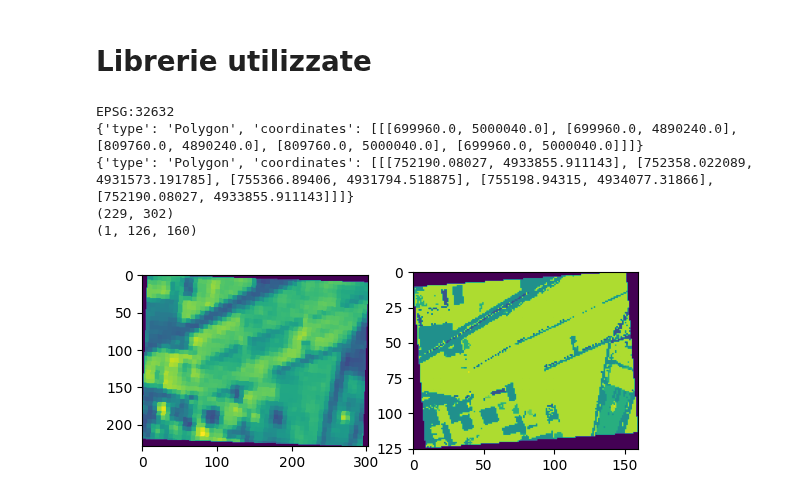
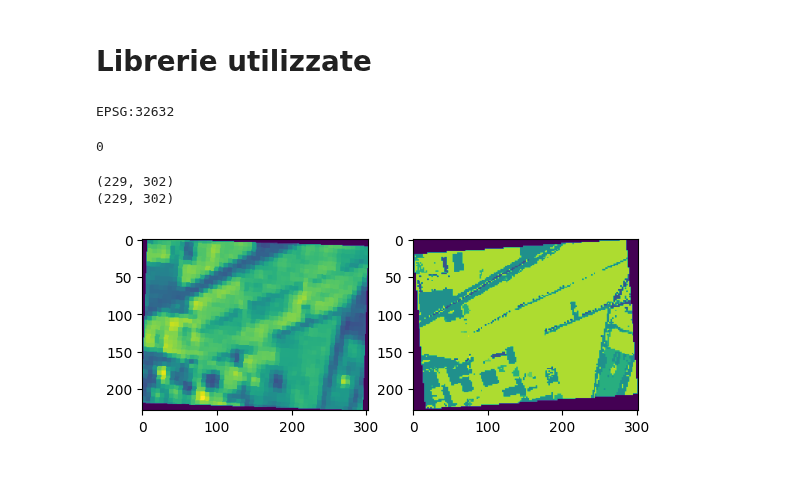
Before and after one commit to Simone-Scalella/AgriVision2022, a Jupyter notebook: geoTLeo2.ipynb, the cells around one changed output. Saved outputs shown, nothing was run; the diff lists cells and outputs as text; code cells hidden in the pictures; blank space fills up the shorter version.

```diff
--- a/geoTLeo2.ipynb
+++ b/geoTLeo2.ipynb
@@ -13,54 +14,77 @@ from rasterio import features
 import pprint
 import rasterio.mask
 # %%
-#mask2 = image2.dataset_mask()
-#mask1 = image1.dataset_mask()
-#geom11 = rasterio.features.shapes(mask1, transform=image1.transform)
-#geom12 = rasterio.features.shapes(mask1, transform=image1.transform)
-#print(rasterio.features.bounds(geom11))
-#all_bounds = [rasterio.features.bounds(geom11)]
-#out_image, out_transform = rasterio.mask.mask(image1, all_bounds, crop=True)
 image1 = rasterio.open(r'scl\2016\12\2\0\R20m\SCL.jp2')
-image2 = rasterio.open(r'content\data\2016-12-02.tiff')
+image2 = rasterio.open(r'bands\content\data\2016-12-02.tiff')
 
 print(image1.crs)
 
 mask2 = image2.dataset_mask()
 mask1 = image1.dataset_mask()
 for geom1, val1 in rasterio.features.shapes(
             mask1, transform=image1.transform):
         #geom1
         # Transform shapes from the dataset's own coordinate
-        # reference system to CRS84 (EPSG:4326).
+        # reference system to CRS84 (EPSG:32632).
         geom1 = rasterio.warp.transform_geom(
             image1.crs, 'EPSG:32632', geom1, precision=6)
-
-
 
 for geom2, val in rasterio.features.shapes(
             mask2, transform=image2.transform):
         #geom2
         # Transform shapes from the dataset's own coordinate
         # reference system to CRS84 (EPSG:32632).
         geom2 = rasterio.warp.transform_geom(
             image2.crs, 'EPSG:32632', geom2, precision=6)
 
-        # Print GeoJSON shapes to stdout.
-
-print(geom1)
-print(geom2)
 geometry = [geom2]
 out_image, out_transform = rasterio.mask.mask(image1, geometry, crop=True)
+out_meta = image1.meta
+out_meta.update({"driver": "GTiff",
+                 "height": out_image.shape[1],
+                 "width": out_image.shape[2],
+                 "transform": out_transform})
+
+#print(type(out_image))
+#print(type(image1))
+#print(image2.read(1).shape)
+#print(out_image.shape)
+#
+#print(image2.read(1).shape[0])
+#print(out_image.shape[1])
+#print(image2.read(1).shape[0]/out_image.shape[1])
+#print(image2.read(1).shape[1])
+#print(out_image.shape[2])
+#print(image2.read(1).shape[1]/out_image.shape[2])
+#
+#print("")
+scalefactor = [image2.read(1).shape[0]/out_image.shape[1],image2.read(1).shape[1]/out_image.shape[2]]
+
+with MemoryFile() as memfile:
+        with memfile.open(**out_meta) as dataset:  # Open as DatasetWriter
+            dataset.write(out_image)
+        ramTemp = memfile.open()
+
+FinalMask = ramTemp.read(
+            out_shape=(
+                ramTemp.count,
+                int(ramTemp.height*scalefactor[0]),
+                int(ramTemp.width*scalefactor[1])
+                ),
+            resampling=Resampling.nearest)
+
+display(FinalMask[0][1,2])
+filterMask = (FinalMask[0]==4) | (FinalMask[0]==5) | (FinalMask[0]==6)
+filtered_res = np.ma.masked_array(image2.read(1),filterMask,fill_value=0)
+print(filterMask.shape)
 print(image2.read(1).shape)
-print(out_image.shape)
 f, axarr = plt.subplots(1,2)
 axarr[0].imshow(image2.read(1))
-axarr[1].imshow(out_image[0])
+axarr[1].imshow(FinalMask[0])
 plt.show()
 # %% [output]
 EPSG:32632
-{'type': 'Polygon', 'coordinates': [[[699960.0, 5000040.0], [699960.0, 4890240.0], [809760.0, 4890240.0], [809760.0, 5000040.0], [699960.0, 5000040.0]]]}
-{'type': 'Polygon', 'coordinates': [[[752190.08027, 4933855.911143], [752358.022089, 4931573.191785], [755366.89406, 4931794.518875], [755198.94315, 4934077.31866], [752190.08027, 4933855.911143]]]}
-(229, 302)
-(1, 126, 160)
+0
+(229, 302)
+(229, 302)
-[figure, old version]
+[figure, new version]
```
Also changed, not shown: parts of 1 cell of this notebook, 1 other file.
